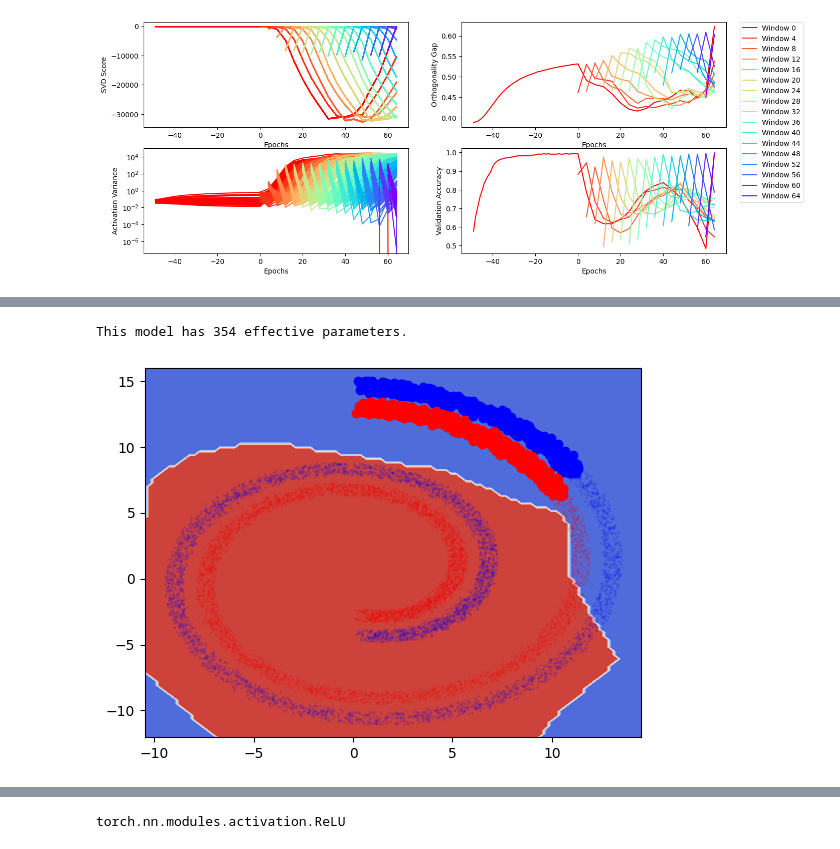
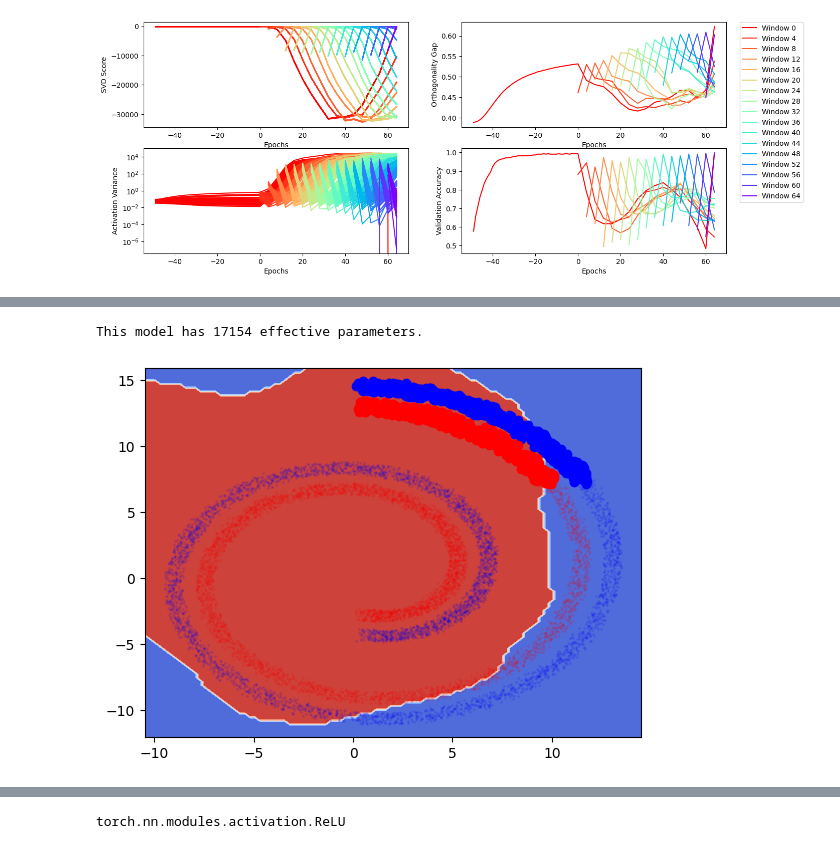
Before and after one commit to k8lion/GrowAndPrune, a Jupyter notebook: src/sandbox.ipynb, the cells around one changed output, grey strips where cells are left out. Cells and saved outputs as stored; diff of their text form; code cells hidden in the pictures.

```diff
--- a/src/sandbox.ipynb
+++ b/src/sandbox.ipynb
@@ -207,5 +207,5 @@ grid = torch.autograd.Variable(torch.from_numpy(np.c_[xx.ravel(), yy.ravel()]).f
 # %%
-hidden = [16, 16]
+hidden = [128, 128]
 epochs = 5
 
 model = ModSequential(
@@ -265,35 +265,35 @@ for d in range(k):
             accs[i].append(acc)
             for l, layer in enumerate(["0", "1"]):
                 svd_scores[l][i] = torch.cat((svd_scores[l][i], svd_score(model.activations[layer], difference=True).unsqueeze(0)), dim=0)
                 vars[l][i] = torch.cat((vars[l][i], activation_variance(model.activations[layer]).unsqueeze(0)), dim=0)
                 maxes[l][i] = torch.cat((maxes[l][i], torch.max(model.activations[layer], dim=0, keepdim=True).values), dim=0)
                 orthog_gaps[l][i].append(orthogonality_gap(model.activations[layer]).item())
             timestamps[i].append(epochs*(d)+e+1)
         model.eval()
         labels_predicted = model(grid)
         labels_predicted = [1 if labels_predicted[i,0]<labels_predicted[i,1] else 0 for i in range(labels_predicted.shape[0])]
         z = np.array(labels_predicted).reshape(xx.shape)
         ax.contourf(xx, yy, z, cmap="coolwarm")
         ax.scatter(X[:, 0], X[:, 1], c="blue", alpha=0.1, s=1)
         ax.scatter(X2[:, 0], X2[:, 1], c="red", alpha=0.1, s=1)
         ax.scatter(X_[d][:, 0], X_[d][:, 1], c="blue")
         ax.scatter(X2_[d][:, 0], X2_[d][:, 1], c="red")
         camera.snap()
 
 # dataset = split_dataset(torch.Tensor(np.concatenate((X,X2),axis=0)), torch.Tensor(np.concatenate((np.zeros(len(X)),np.ones(len(X2))),axis=0)).long(), val_size = 0.1, test_size = 0.1, batch_size = 16)
 # for e in range(epochs*k):
 #     train(model, dataset[0], optimizer, criterion, val_loader=dataset[0], epochs=1, device=device, verbose=False, val_verbose=True)
 # model.eval()
 # labels_predicted = model(grid)
 # labels_predicted = [1 if labels_predicted[i,0]<labels_predicted[i,1] else 0 for i in range(labels_predicted.shape[0])]
 # z = np.array(labels_predicted).reshape(xx.shape)
 # ax.contourf(xx, yy, z, cmap="coolwarm")
 # ax.scatter(X[:, 0], X[:, 1], c="blue", alpha=0.1, s=1)
 # ax.scatter(X2[:, 0], X2[:, 1], c="red", alpha=0.1, s=1)
 # camera.snap()
 # %% [output]
-This model has 354 effective parameters.
+This model has 17154 effective parameters.
-[figure, old version]
+[figure, new version]
 # %%
 anim = camera.animate()
 HTML(anim.to_html5_video())
```
Also changed, not shown: parts of 3 cells of this notebook.
